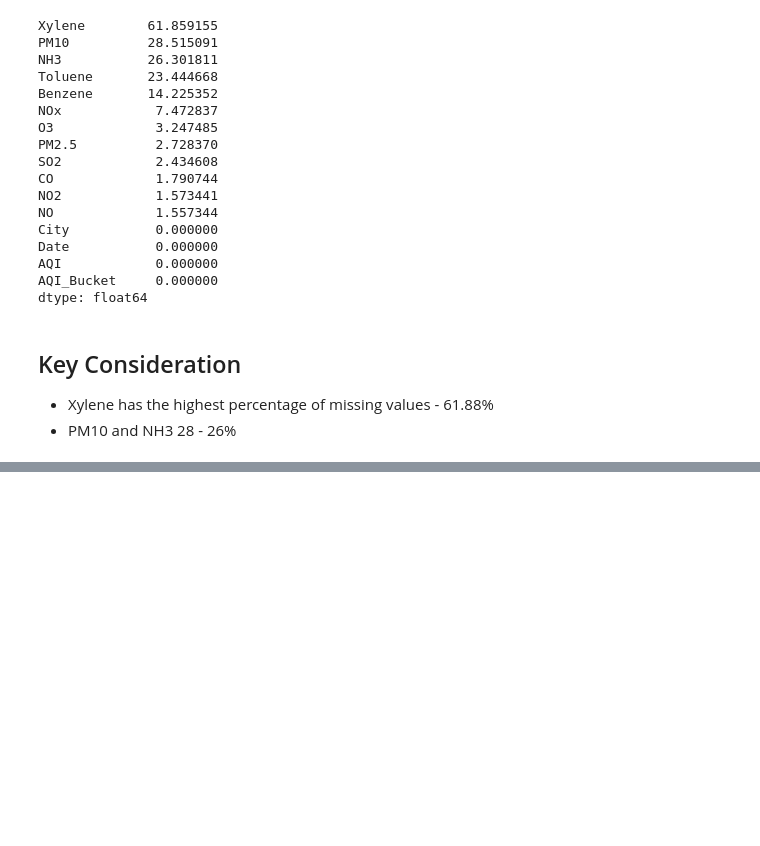
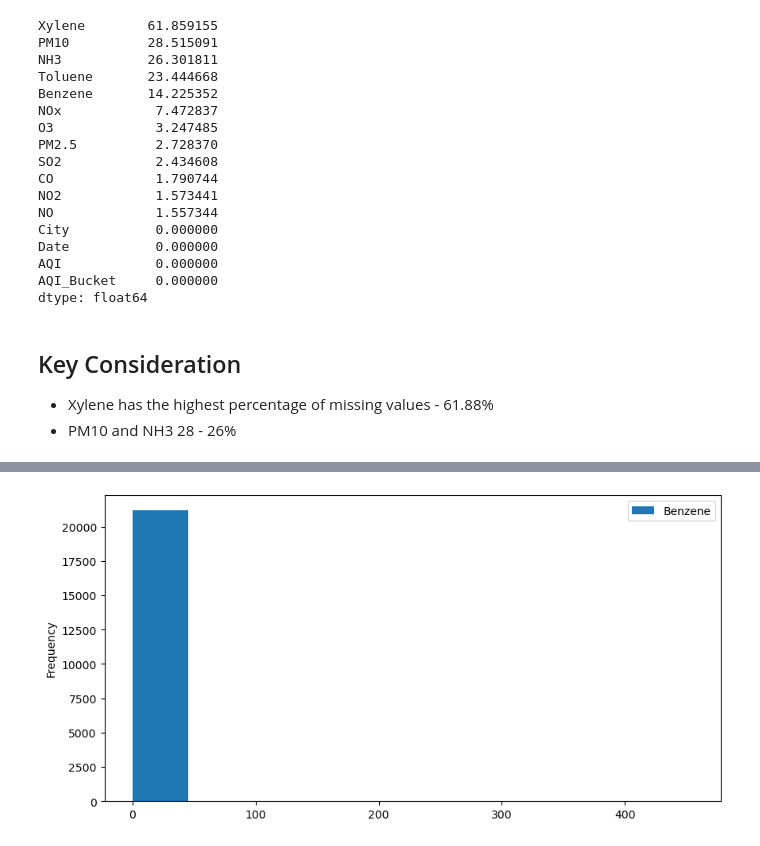
Before and after one commit to VELMANIKANDAN05/Air-Quality-Index-Prediction, a Jupyter notebook: AQI Prediction Model.ipynb, the cells around one changed output, grey strips where cells are left out. Cells and saved outputs as stored; diff of their text form; code cells hidden in the pictures; blank space fills up the shorter version.

```diff
--- a/AQI Prediction Model.ipynb
+++ b/AQI Prediction Model.ipynb
@@ -168,0 +190,6 @@ dtype: float64
+# %%
+df['Benzene'].plot(kind='hist',figsize=(10,5))
+plt.legend()
+plt.show()
+# %% [output]
+[figure, added]
```
Also changed, not shown: parts of 39 cells of this notebook.
